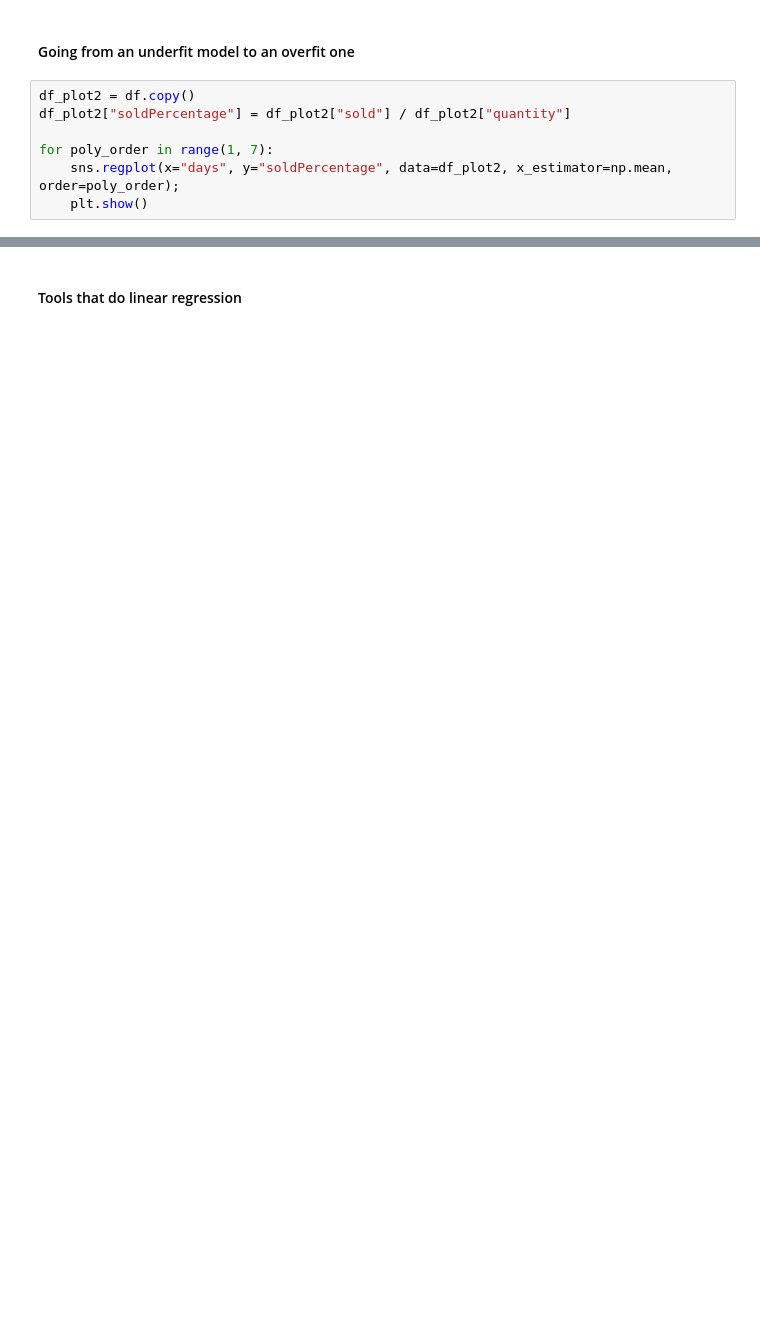
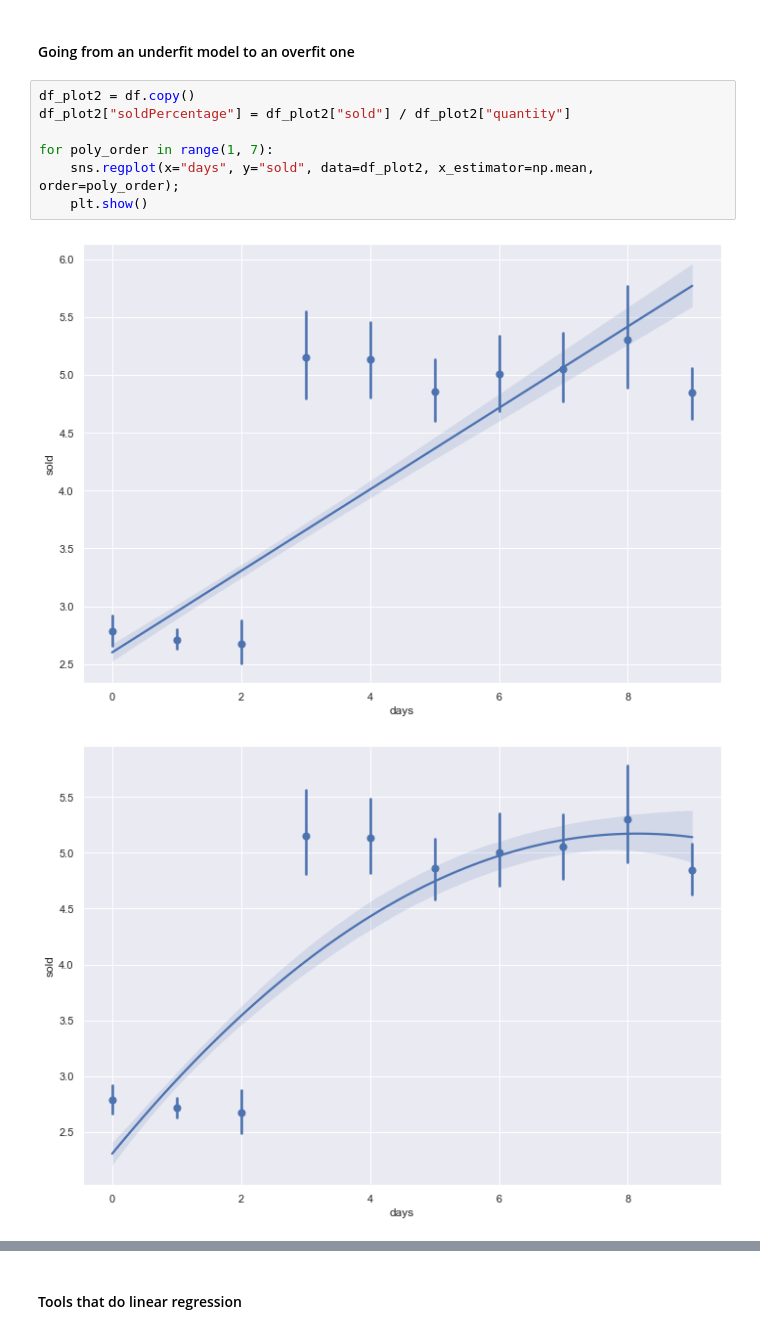
Before and after one commit to datagridsoftware/practical-ml, a Jupyter notebook: notebooks/markdown/markdown.ipynb, the cells around one changed output, grey strips where cells are left out. Saved outputs shown, nothing was run; the diff lists cells and outputs as text; blank space fills up the shorter version.

```diff
--- a/notebooks/markdown/markdown.ipynb
+++ b/notebooks/markdown/markdown.ipynb
@@ -270,7 +470,10 @@ plt.show()
 # %%
 df_plot2 = df.copy()
 df_plot2["soldPercentage"] = df_plot2["sold"] / df_plot2["quantity"]
 
 for poly_order in range(1, 7):
-    sns.regplot(x="days", y="soldPercentage", data=df_plot2, x_estimator=np.mean, order=poly_order);
+    sns.regplot(x="days", y="sold", data=df_plot2, x_estimator=np.mean, order=poly_order);
     plt.show()
+# %% [output]
+[figure, added]
+[figure, added]
```
Also changed, not shown: parts of 57 cells of this notebook, 1 other file.
